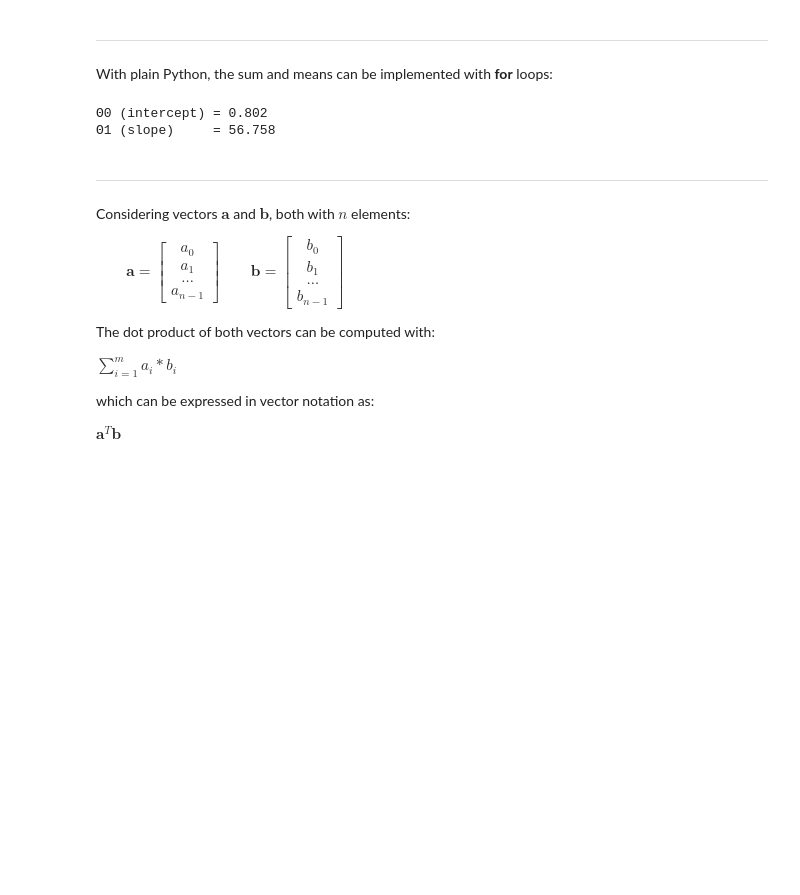
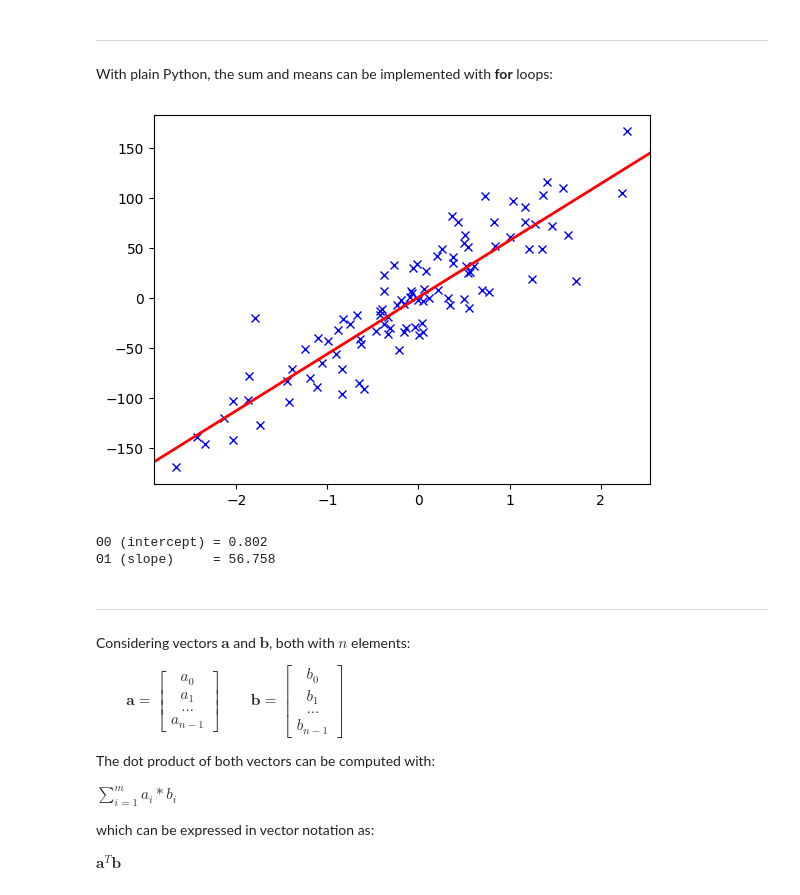
Before and after one commit to Nickurama/Ualg-ML, a Jupyter notebook: lab2/regression_intro.ipynb, the cells around one changed output. Drawn from its saved outputs; the diff is of its cells as text; code cells hidden in the pictures; blank space fills up the shorter version.

```diff
--- a/lab2/regression_intro.ipynb
+++ b/lab2/regression_intro.ipynb
@@ -175,9 +175,15 @@ def linearRegressionv1(x, y):
 # %%
 #Compute parameters
 theta0, theta1 = linearRegressionv1(x, y)
+
+plt.plot(x, y, "x", color = "blue")
+plt.axline((0, theta0), slope=theta1, color="red", linewidth=2, label=f"y = {theta1}x + {theta0}")
+plt.show()
+
 print('Θ0 (intercept) = {:.3f}'.format(theta0))
 print('Θ1 (slope)     = {:.3f}'.format(theta1))
 # %% [output]
+[figure, added]
 Θ0 (intercept) = 0.802
 Θ1 (slope)     = 56.758
 # %% [markdown]
```
Also changed, not shown: parts of 1 cell of this notebook, 1 other file.
